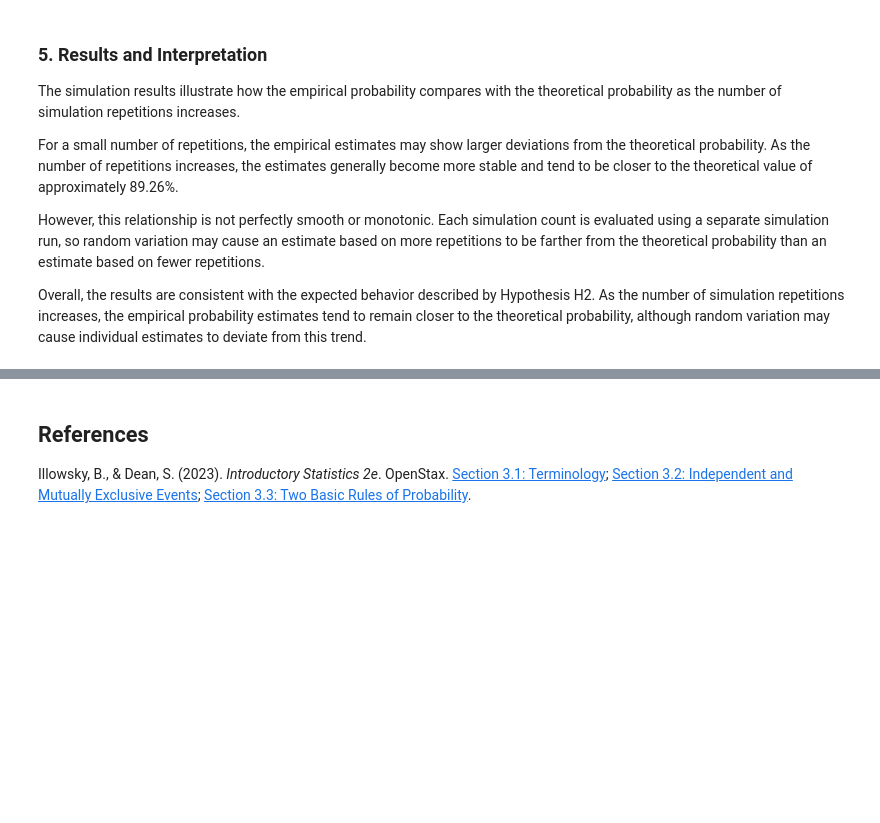
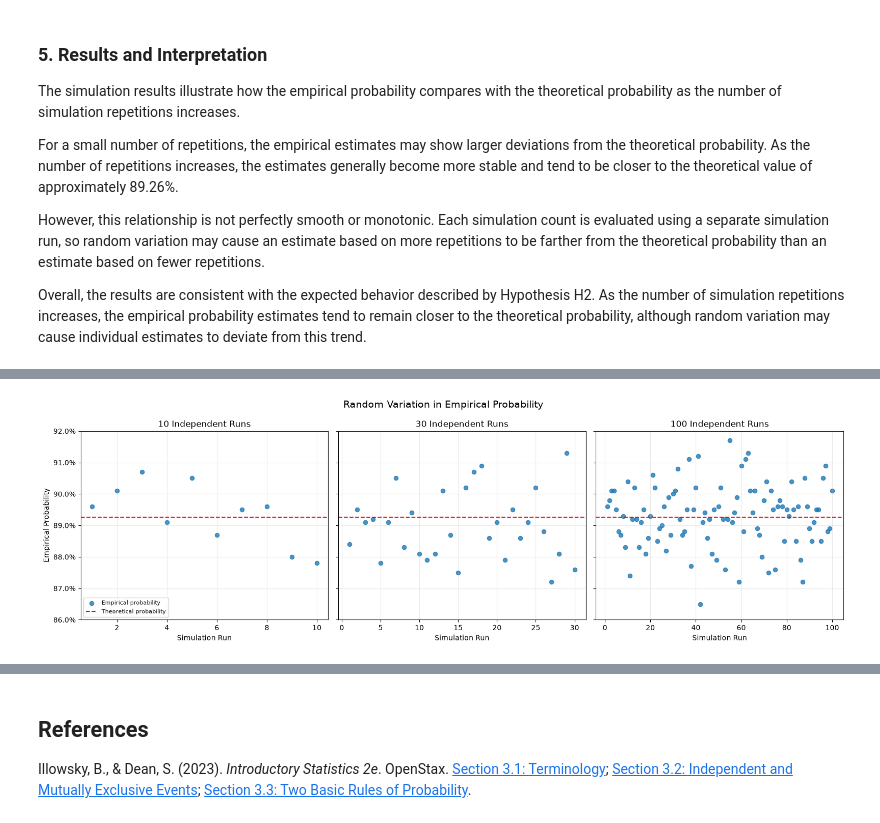
Before and after one commit to tsvvladimirova/rare-events-probability-study, a Jupyter notebook: rare_events_analysis.ipynb, the cells around one changed output, grey strips where cells are left out. Drawn from its saved outputs; the diff is of its cells as text; code cells hidden in the pictures; blank space fills up the shorter version.

```diff
--- a/rare_events_analysis.ipynb
+++ b/rare_events_analysis.ipynb
@@ -800,0 +883,45 @@ Overall, the results are consistent with the expected behavior described by Hypo
+# %%
+import matplotlib.pyplot as plt
+from matplotlib.ticker import PercentFormatter
+
+# Compare individual empirical probabilities across independent runs
+fig, axes = plt.subplots(1, 3, figsize=(16, 5), sharey=True)
+
+for ax, R in zip(axes, run_counts):
+    probabilities = h3_results[R]["probabilities"]
+    run_numbers = list(range(1, R + 1))
+
+    ax.scatter(
+        run_numbers,
+        probabilities,
+        s=35,
+        alpha=0.8,
+        label="Empirical probability"
+    )
+
+    ax.axhline(
+        y=theoretical_probability,
+        linestyle="--",
+        color="red",
+        linewidth=1.5,
+        label="Theoretical probability"
+    )
+
+    ax.set_title(f"{R} Independent Runs")
+    ax.set_xlabel("Simulation Run")
+    ax.set_ylim(0.86, 0.92)
+    ax.yaxis.set_major_formatter(PercentFormatter(1.0))
+    ax.grid(True, alpha=0.25)
+
+axes[0].set_ylabel("Empirical Probability")
+axes[0].legend(fontsize=8, loc="lower left")
+
+fig.suptitle(
+    "Random Variation in Empirical Probability",
+    fontsize=14
+)
+
+plt.tight_layout()
+plt.show()
+# %% [output]
+[figure, added]
```
Also changed, not shown: parts of 5 cells of this notebook.
